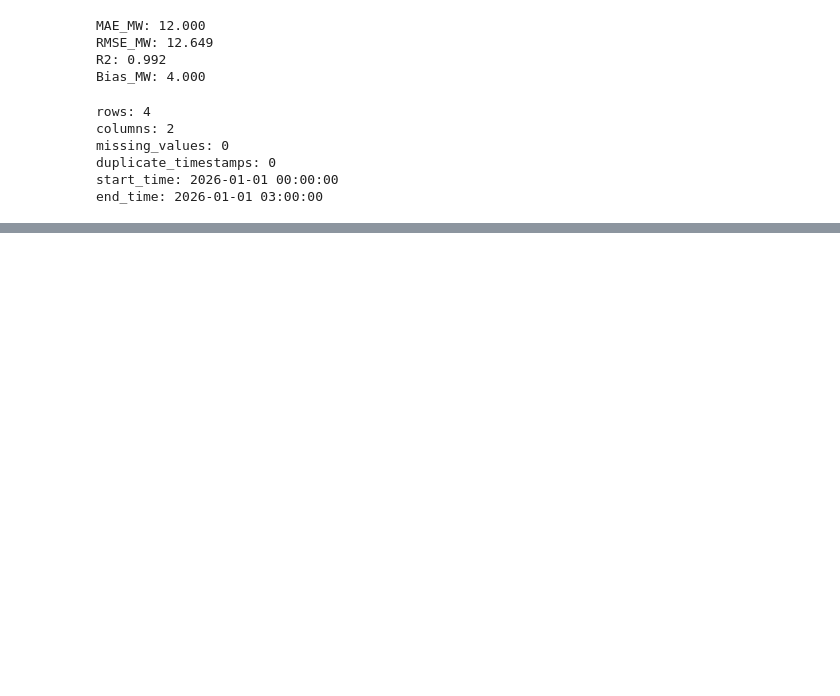
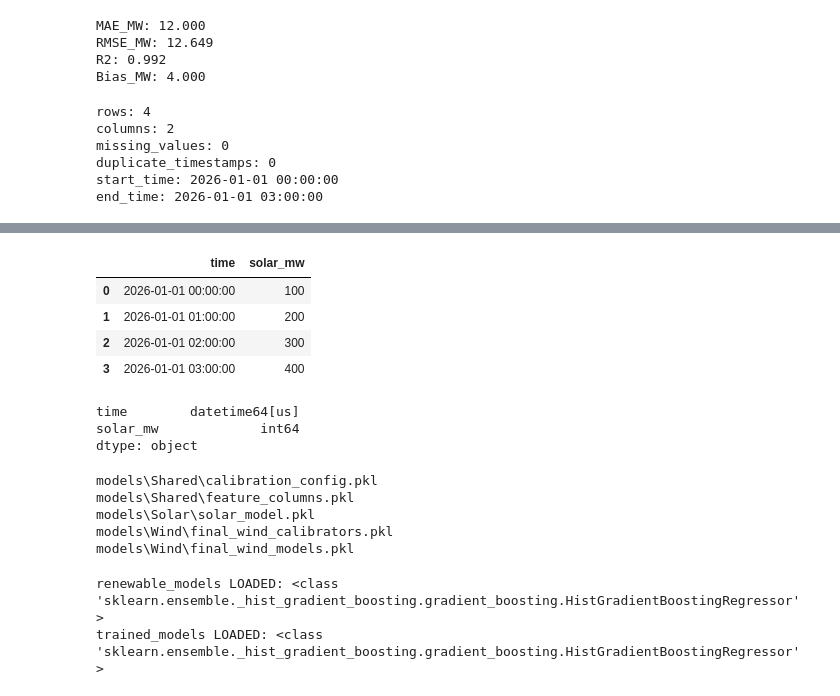
Before and after one commit to hammadhaiderkayani/Germany-Renewable-Generation-Forecast, a Jupyter notebook: notebooks/01_Data_Inspection.ipynb, the cells around one changed output, grey strips where cells are left out. Cells and saved outputs as stored; diff of their text form; code cells hidden in the pictures; blank space fills up the shorter version.

```diff
--- a/notebooks/01_Data_Inspection.ipynb
+++ b/notebooks/01_Data_Inspection.ipynb
@@ -882,0 +911,30 @@ end_time: 2026-01-01 03:00:00
+# %%
+display(sample_data)
+print(sample_data.dtypes)
+# %% [output]
+|  | time | solar_mw |
+| 0 | 2026-01-01 00:00:00 | 100 |
+| 1 | 2026-01-01 01:00:00 | 200 |
+| 2 | 2026-01-01 02:00:00 | 300 |
+| 3 | 2026-01-01 03:00:00 | 400 |
+time        datetime64[us]
+solar_mw             int64
+dtype: object
+# %%
+for p in PROJECT_ROOT.rglob("*.pkl"):
+    print(p.relative_to(PROJECT_ROOT))
+# %% [output]
+models\Shared\calibration_config.pkl
+models\Shared\feature_columns.pkl
+models\Solar\solar_model.pkl
+models\Wind\final_wind_calibrators.pkl
+models\Wind\final_wind_models.pkl
+# %%
+import joblib
+
+for name, path in model_paths.items():
+    model = joblib.load(path)
+    print(name, "LOADED:", type(model))
+# %% [output]
+renewable_models LOADED: <class 'sklearn.ensemble._hist_gradient_boosting.gradient_boosting.HistGradientBoostingRegressor'>
+trained_models LOADED: <class 'sklearn.ensemble._hist_gradient_boosting.gradient_boosting.HistGradientBoostingRegressor'>
```
Also changed, not shown: parts of 39 cells of this notebook, 16 other files.
